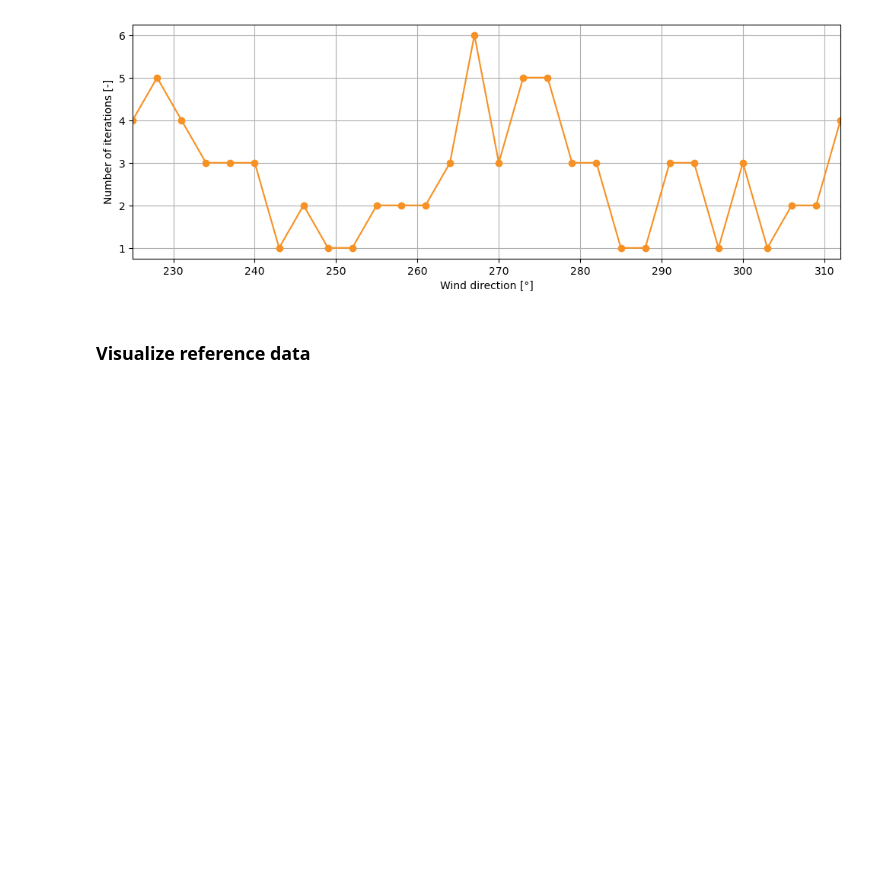
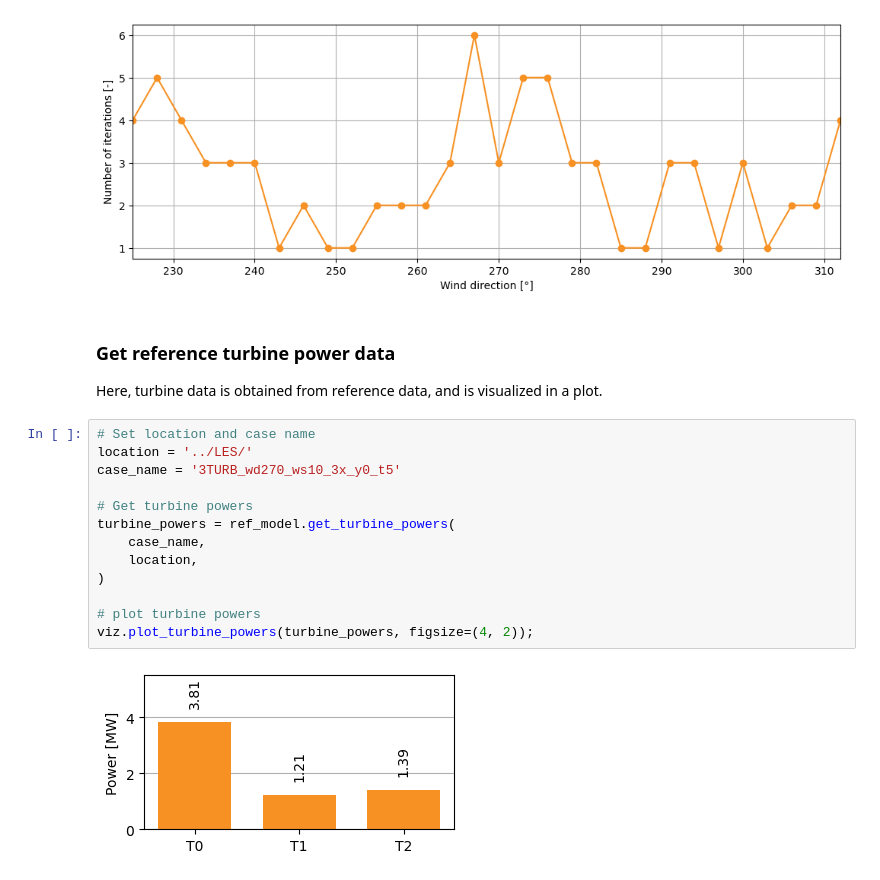
Before and after one commit to chrisosse/TouchWind_Optimization_Framework, a Jupyter notebook: framework_test.ipynb, the cells around one changed output. Drawn from its saved outputs; the diff is of its cells as text; blank space fills up the shorter version.

Commit message:
Add turbine powers of LES

```diff
--- a/framework_test.ipynb
+++ b/framework_test.ipynb
@@ -524,5 +524,21 @@ ax.set_xlim(min(df_optimization['wind_direction']), max(df_optimization['wind_di
 plt.show()
 # %% [output]
 [figure]
-# %% [markdown]
-### Visualize reference data
+# %% [markdown]
+### Get reference turbine power data
+Here, turbine data is obtained from reference data, and is visualized in a plot.
+# %%
+# Set location and case name
+location = '../LES/'
+case_name = '3TURB_wd270_ws10_3x_y0_t5'
+
+# Get turbine powers
+turbine_powers = ref_model.get_turbine_powers(
+    case_name,
+    location,
+)
+
+# plot turbine powers
+viz.plot_turbine_powers(turbine_powers, figsize=(4, 2));
+# %% [output]
+[figure, added]
```
Also changed, not shown: parts of 6 cells of this notebook, 1 other file.
